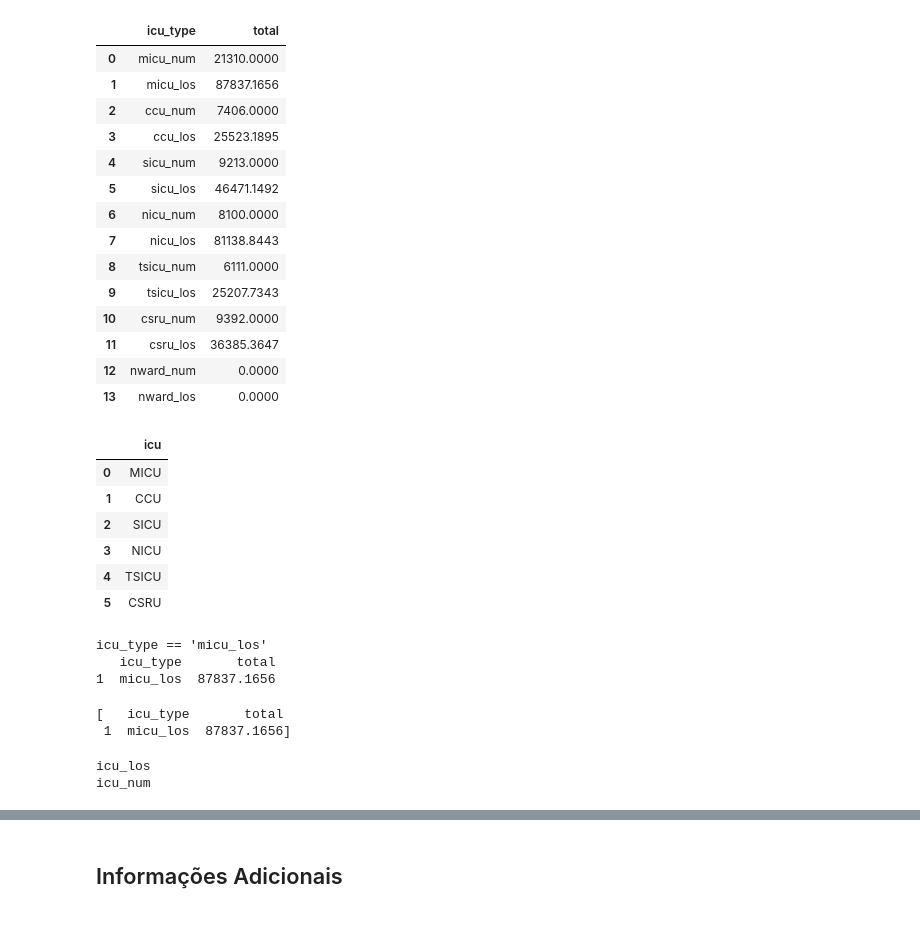
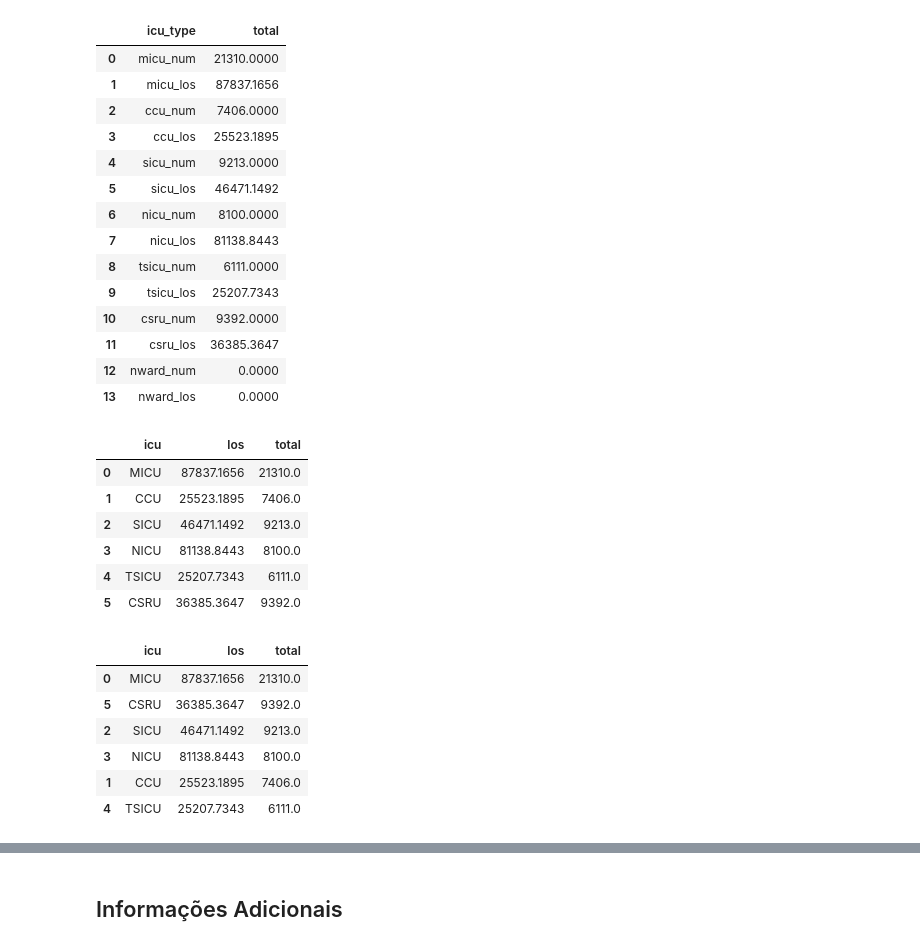
Before and after one commit to camila-cg/mimic-3, a Jupyter notebook: análise-exploratória.ipynb, the cells around one changed output, grey strips where cells are left out. Cells and saved outputs as stored; diff of their text form; code cells hidden in the pictures.

```diff
--- a/análise-exploratória.ipynb
+++ b/análise-exploratória.ipynb
@@ -826,58 +826,38 @@ admissions_icu_count.sort_index()
 | 11 | csru_los | 36385.3647 |
 | 12 | nward_num | 0.0000 |
 | 13 | nward_los | 0.0000 |
-# %%
-res = pd.DataFrame(data=icu_df.LAST_CAREUNIT.unique(), columns=['icu'])
-res
-# %% [output]
-|  | icu |
-| 0 | MICU |
-| 1 | CCU |
-| 2 | SICU |
-| 3 | NICU |
-| 4 | TSICU |
-| 5 | CSRU |
 # %%
-
+admissions_icu_final = pd.DataFrame(data=icu_df.LAST_CAREUNIT.unique(), columns=['icu'])
 los_lst = list()
-for index, row in res.iterrows():
+qtd_lst = list()
+for index, row in admissions_icu_final.iterrows():
     prefix = row['icu'].lower()
     los_field = prefix + '_los'
     qtd_field = prefix + '_num'
-    # print(los_field)
-    # print(qtd_field)
-    # a = admissions_icu_count.query('icu_type == \'' + los_field + '\'')
-    a = admissions_icu_count.query('icu_type == ' + '\'' + los_field + '\'')
-    print('icu_type == ' + '\'' + los_field + '\'')
-    # a = admissions_icu_count[admissions_icu_count['icu_type'] == '\'' + los_field + '\'']
-    print(a)
-    los_lst.append(a)
-    break
-# res['los'] = los_lst
-# res
-los_lst
+    aux_los = admissions_icu_count.query('icu_type == ' + '\'' + los_field + '\'')['total'].values[0]
+    aux_qtd = admissions_icu_count.query('icu_type == ' + '\'' + qtd_field + '\'')['total'].values[0]
+    los_lst.append(aux_los)
+    qtd_lst.append(aux_qtd)
+admissions_icu_final['los'] = los_lst
+admissions_icu_final['total'] = qtd_lst
+admissions_icu_final
 # %% [output]
-icu_type == 'micu_los'
-   icu_type       total
-1  micu_los  87837.1656
-[   icu_type       total
- 1  micu_los  87837.1656]
+|  | icu | los | total |
+| 0 | MICU | 87837.1656 | 21310.0 |
+| 1 | CCU | 25523.1895 | 7406.0 |
+| 2 | SICU | 46471.1492 | 9213.0 |
+| 3 | NICU | 81138.8443 | 8100.0 |
+| 4 | TSICU | 25207.7343 | 6111.0 |
+| 5 | CSRU | 36385.3647 | 9392.0 |
-# %%
-
-for type in res:
-    prefix = str(type).lower()
-    los_field = prefix + '_los'
-    qtd_field = prefix + '_num'
-    # print(prefix)
-    # res['los'] = admissions_icu_count.query('icu_type == ' + str(los_field))['total']
-    print(los_field)
-    print(qtd_field)
-    # a = admissions_icu_count.query('icu_type == ' + str(los_field))
-    # # emergency_admissions.loc[:, 'edouttime'] = pd.to_datetime(emergency_admissions['edouttime'])
-
-    # print(a)
-# %% [output]
-icu_los
-icu_num
+# %%
+admissions_icu_final.sort_values(by='total', ascending=False)
+# %% [output]
+|  | icu | los | total |
+| 0 | MICU | 87837.1656 | 21310.0 |
+| 5 | CSRU | 36385.3647 | 9392.0 |
+| 2 | SICU | 46471.1492 | 9213.0 |
+| 3 | NICU | 81138.8443 | 8100.0 |
+| 1 | CCU | 25523.1895 | 7406.0 |
+| 4 | TSICU | 25207.7343 | 6111.0 |
 # %%
 f, axs = plt.subplots(1, 2, figsize=(16, 6))
```
Also changed, not shown: parts of 1 cell of this notebook.
